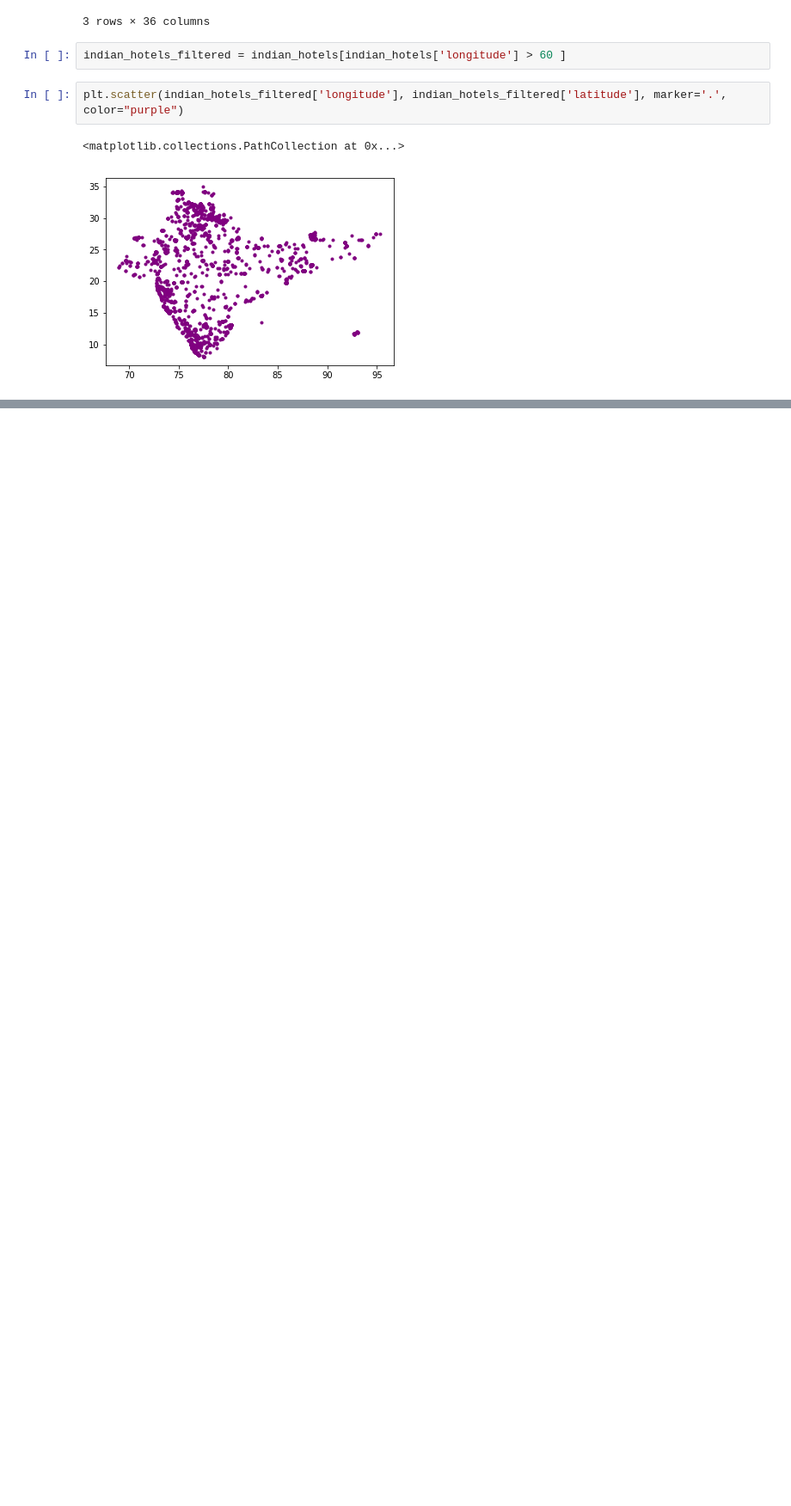
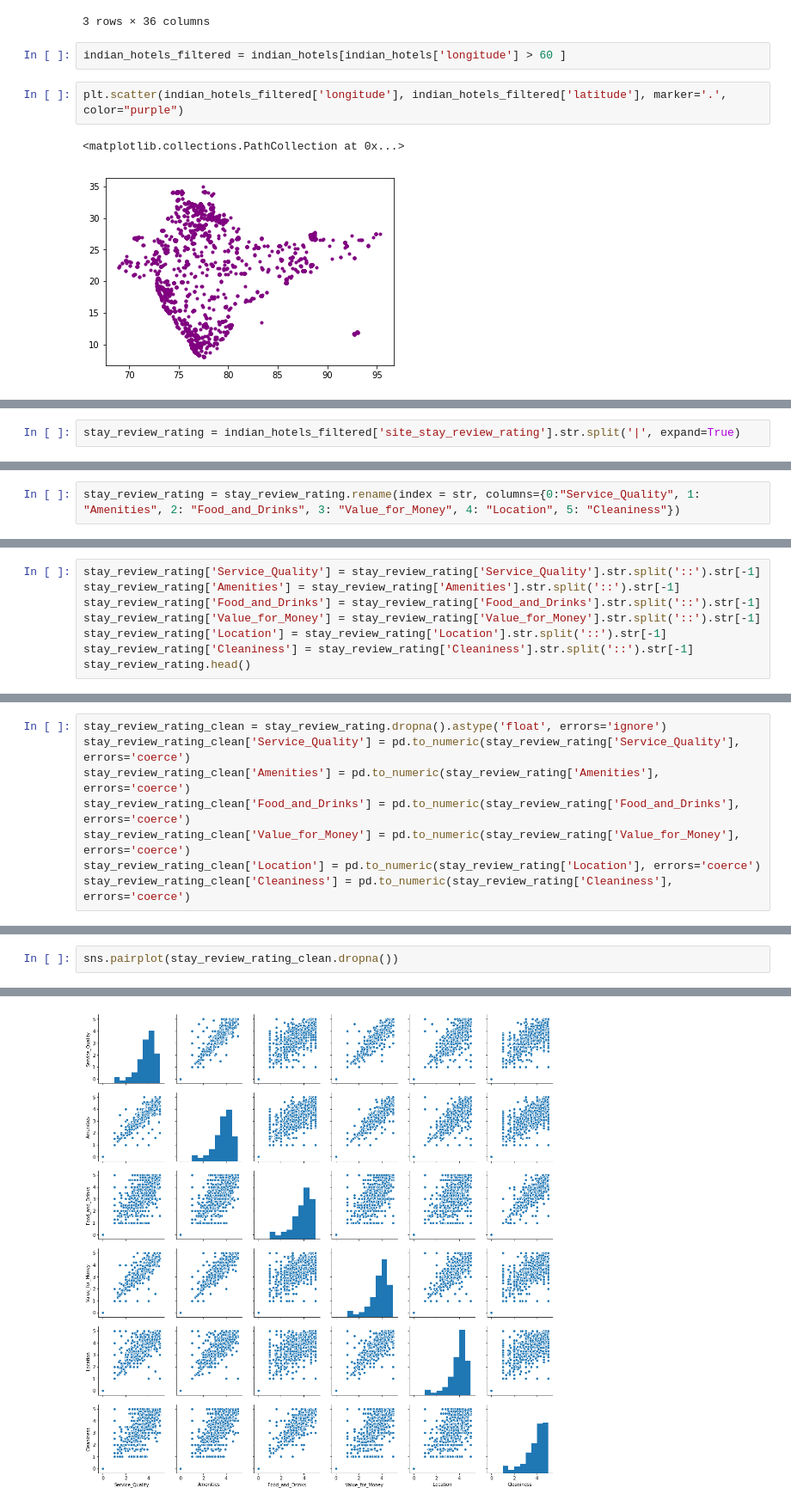
Before and after one commit to anubhav-agarwal/ga-projects, a Jupyter notebook: Indian Hotel System.ipynb, the cells around one changed output, grey strips where cells are left out. Shown at 86% size. Saved outputs shown, nothing was run; the diff lists cells and outputs as text; blank space fills up the shorter version.

```diff
--- a/Indian Hotel System.ipynb
+++ b/Indian Hotel System.ipynb
@@ -83,0 +116,2 @@ plt.scatter(indian_hotels_filtered['longitude'], indian_hotels_filtered['latitud
+# %%
+stay_review_rating = indian_hotels_filtered['site_stay_review_rating'].str.split('|', expand=True)
@@ -83,0 +127,2 @@ plt.scatter(indian_hotels_filtered['longitude'], indian_hotels_filtered['latitud
+# %%
+stay_review_rating = stay_review_rating.rename(index = str, columns={0:"Service_Quality", 1: "Amenities", 2: "Food_and_Drinks", 3: "Value_for_Money", 4: "Location", 5: "Cleaniness"})
@@ -83,0 +133,8 @@ plt.scatter(indian_hotels_filtered['longitude'], indian_hotels_filtered['latitud
+# %%
+stay_review_rating['Service_Quality'] = stay_review_rating['Service_Quality'].str.split('::').str[-1]
+stay_review_rating['Amenities'] = stay_review_rating['Amenities'].str.split('::').str[-1]
+stay_review_rating['Food_and_Drinks'] = stay_review_rating['Food_and_Drinks'].str.split('::').str[-1]
+stay_review_rating['Value_for_Money'] = stay_review_rating['Value_for_Money'].str.split('::').str[-1]
+stay_review_rating['Location'] = stay_review_rating['Location'].str.split('::').str[-1]
+stay_review_rating['Cleaniness'] = stay_review_rating['Cleaniness'].str.split('::').str[-1]
+stay_review_rating.head()
@@ -83,0 +148,8 @@ plt.scatter(indian_hotels_filtered['longitude'], indian_hotels_filtered['latitud
+# %%
+stay_review_rating_clean = stay_review_rating.dropna().astype('float', errors='ignore')
+stay_review_rating_clean['Service_Quality'] = pd.to_numeric(stay_review_rating['Service_Quality'], errors='coerce')
+stay_review_rating_clean['Amenities'] = pd.to_numeric(stay_review_rating['Amenities'], errors='coerce')
+stay_review_rating_clean['Food_and_Drinks'] = pd.to_numeric(stay_review_rating['Food_and_Drinks'], errors='coerce')
+stay_review_rating_clean['Value_for_Money'] = pd.to_numeric(stay_review_rating['Value_for_Money'], errors='coerce')
+stay_review_rating_clean['Location'] = pd.to_numeric(stay_review_rating['Location'], errors='coerce')
+stay_review_rating_clean['Cleaniness'] = pd.to_numeric(stay_review_rating['Cleaniness'], errors='coerce')
@@ -83,0 +170,3 @@ plt.scatter(indian_hotels_filtered['longitude'], indian_hotels_filtered['latitud
+# %%
+sns.pairplot(stay_review_rating_clean.dropna())
+# %% [output]
@@ -83,0 +174 @@ plt.scatter(indian_hotels_filtered['longitude'], indian_hotels_filtered['latitud
+[figure, added]
```
Also changed, not shown: parts of 23 cells of this notebook, 2 other files.
